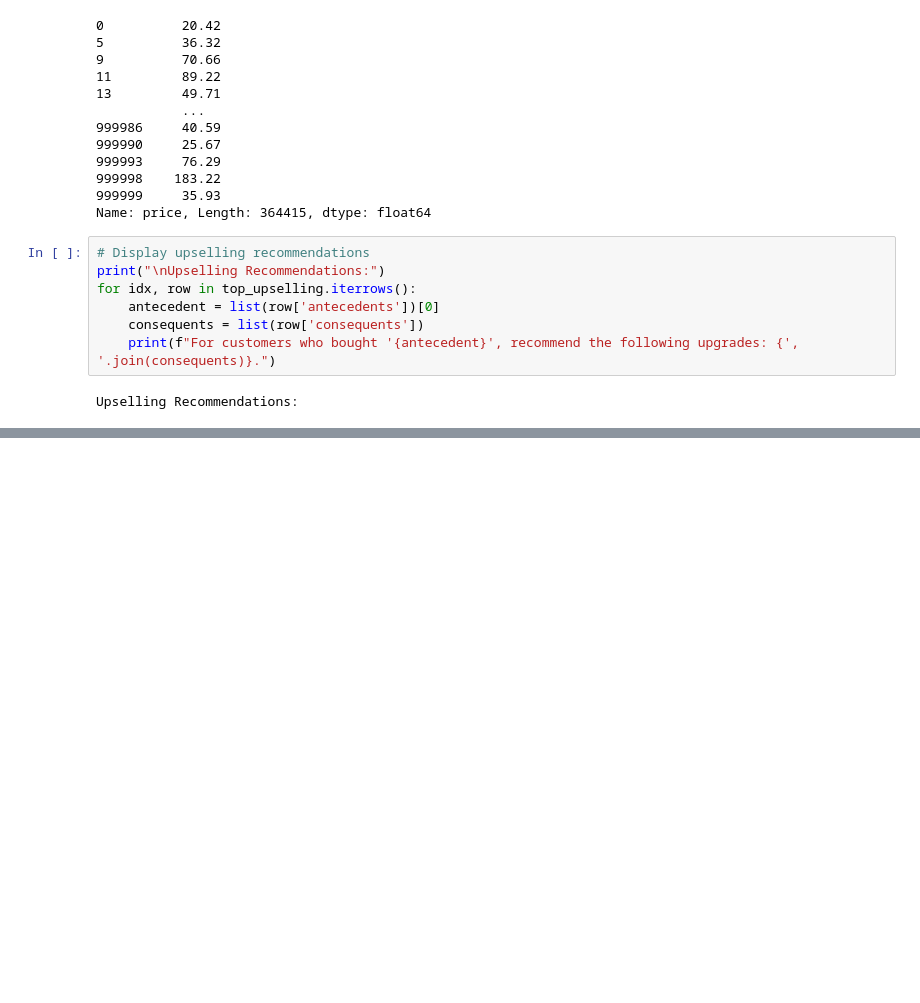
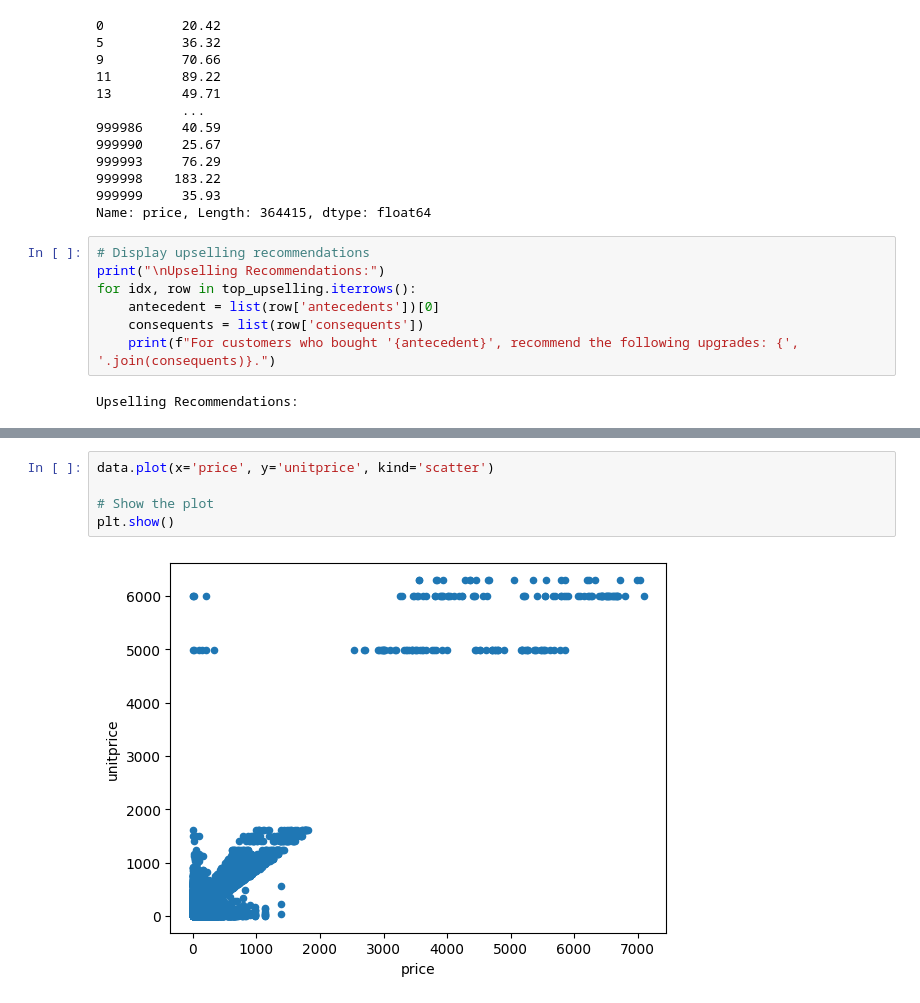
Before and after one commit to MariamTakoo/Availa-GP, a Jupyter notebook: DataCleaned_.ipynb, the cells around one changed output, grey strips where cells are left out. Cells and saved outputs as stored; diff of their text form; blank space fills up the shorter version.

```diff
--- a/DataCleaned_.ipynb
+++ b/DataCleaned_.ipynb
@@ -676,0 +663,7 @@ data
+# %%
+data.plot(x='price', y='unitprice', kind='scatter')
+
+# Show the plot
+plt.show()
+# %% [output]
+[figure, added]
```
Also changed, not shown: parts of 15 cells of this notebook.
